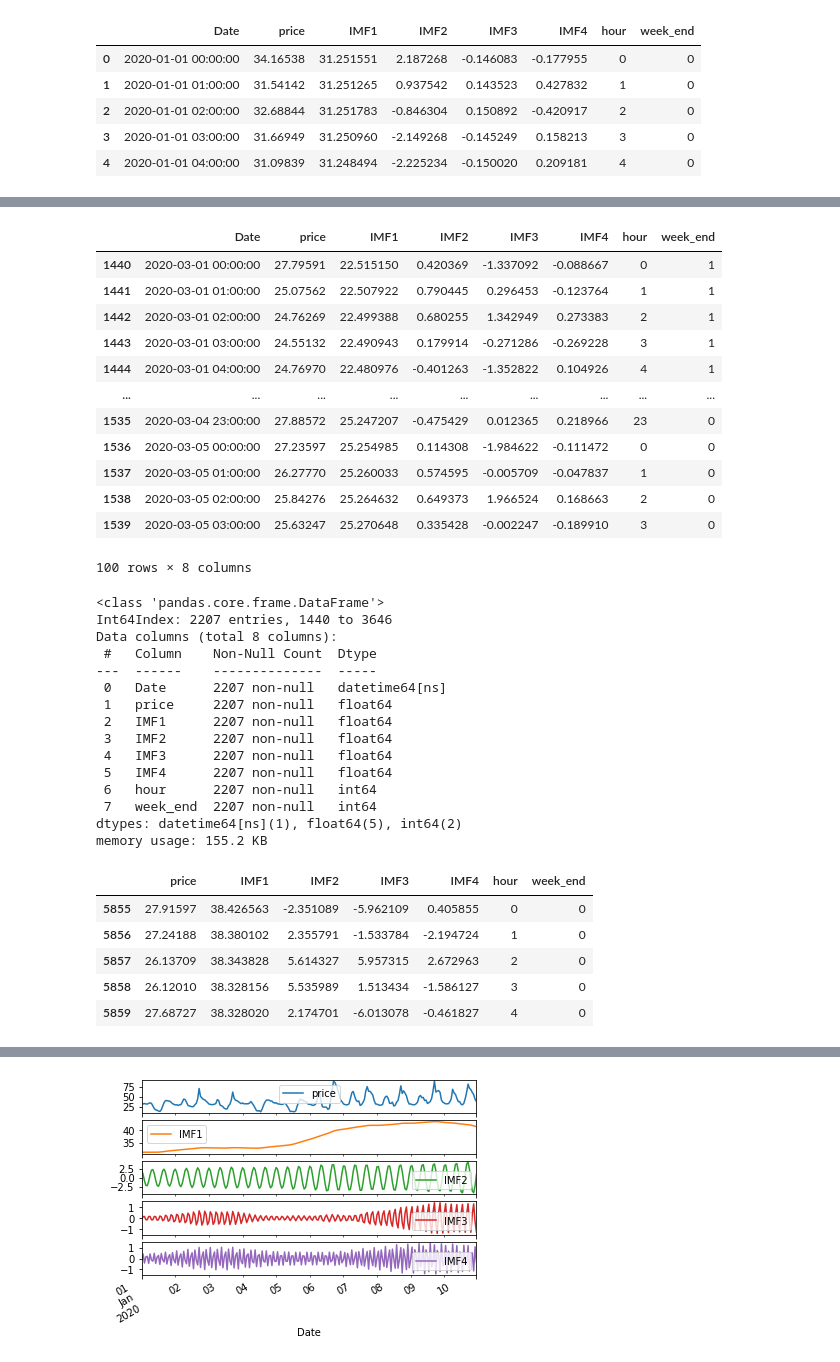
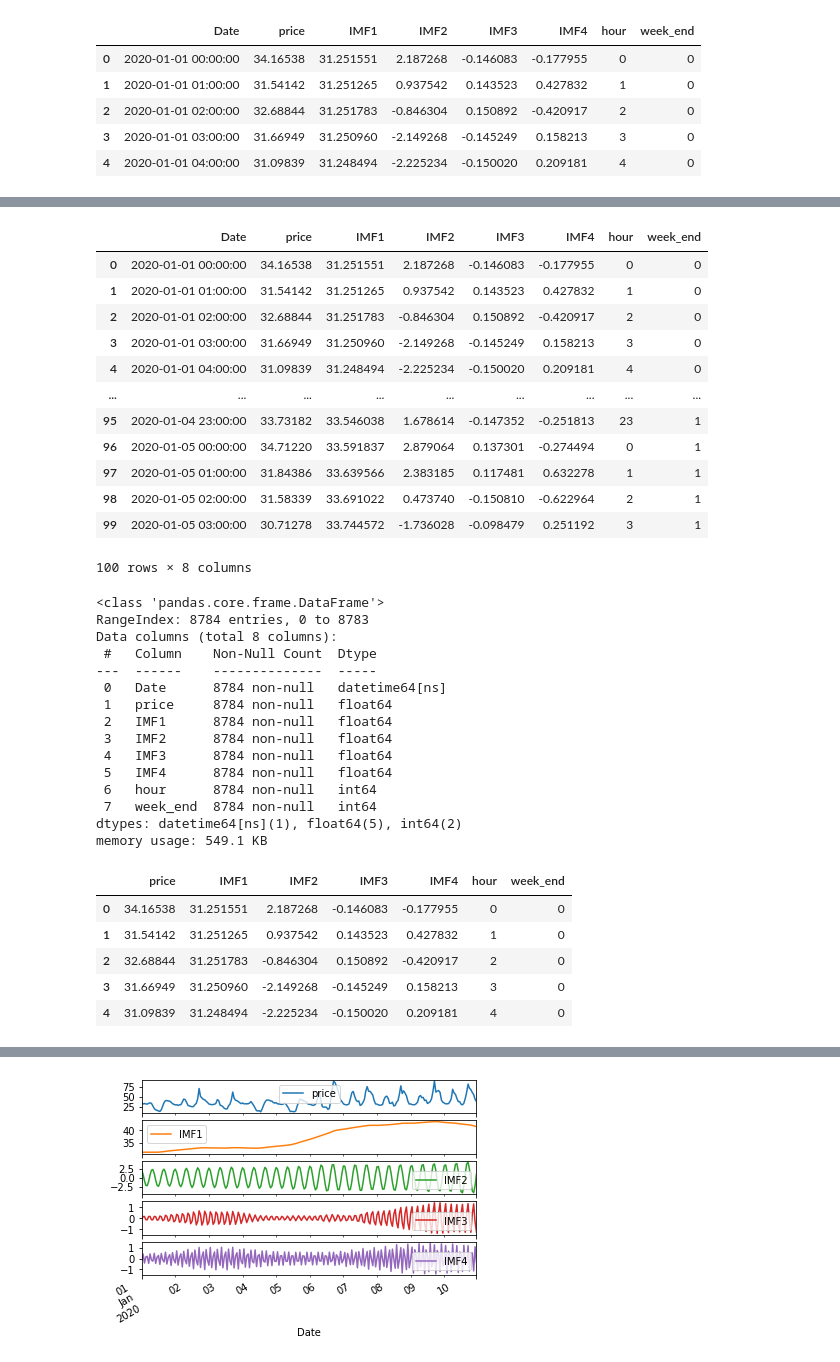
Before and after one commit to Quazi-07/Day-Ahead-Electricity-Price-Forecasting-via-Machine-Learning, a Jupyter notebook: Final_PriceForecastingLSTM.ipynb, the cells around one changed output, grey strips where cells are left out. Drawn from its saved outputs; the diff is of its cells as text; code cells hidden in the pictures.

```diff
--- a/Final_PriceForecastingLSTM.ipynb
+++ b/Final_PriceForecastingLSTM.ipynb
@@ -17,7 +17,7 @@ mpl.rcParams['axes.grid'] = False
 # Load the data in excel file
 
 zip_path = tf.keras.utils.get_file(
-    origin='https://storage.googleapis.com/electricity_price_data/CAISO.zip',
+    origin='https://storage.googleapis.com/electrcity_price_forecasting/CAISO.zip',
     fname='CAISO.csv.zip',
     extract=True)
 csv_path, _ = os.path.splitext(zip_path)
@@ -26 +26,4 @@ Downloading data from https://storage.googleapis.com/electricity_price_data/CAIS
 278528/272351 [==============================] - 0s 0us/step
+# %%
+df = pd.read_csv(csv_path)
+df.head()
@@ -115,38 +108,38 @@ See the caveats in the documentation: https://pandas.pydata.org/pandas-docs/stab
 # %%
 # Check 100 rows. Look for week days and week end!
-Spring[:100]
+df[:100]
 # %% [output]
 |  | Date | price | IMF1 | IMF2 | IMF3 | IMF4 | hour | week_end |
-| 1440 | 2020-03-01 00:00:00 | 27.79591 | 22.515150 | 0.420369 | -1.337092 | -0.088667 | 0 | 1 |
-| 1441 | 2020-03-01 01:00:00 | 25.07562 | 22.507922 | 0.790445 | 0.296453 | -0.123764 | 1 | 1 |
-| 1442 | 2020-03-01 02:00:00 | 24.76269 | 22.499388 | 0.680255 | 1.342949 | 0.273383 | 2 | 1 |
-| 1443 | 2020-03-01 03:00:00 | 24.55132 | 22.490943 | 0.179914 | -0.271286 | -0.269228 | 3 | 1 |
-| 1444 | 2020-03-01 04:00:00 | 24.76970 | 22.480976 | -0.401263 | -1.352822 | 0.104926 | 4 | 1 |
+| 0 | 2020-01-01 00:00:00 | 34.16538 | 31.251551 | 2.187268 | -0.146083 | -0.177955 | 0 | 0 |
+| 1 | 2020-01-01 01:00:00 | 31.54142 | 31.251265 | 0.937542 | 0.143523 | 0.427832 | 1 | 0 |
+| 2 | 2020-01-01 02:00:00 | 32.68844 | 31.251783 | -0.846304 | 0.150892 | -0.420917 | 2 | 0 |
+| 3 | 2020-01-01 03:00:00 | 31.66949 | 31.250960 | -2.149268 | -0.145249 | 0.158213 | 3 | 0 |
+| 4 | 2020-01-01 04:00:00 | 31.09839 | 31.248494 | -2.225234 | -0.150020 | 0.209181 | 4 | 0 |
 | ... | ... | ... | ... | ... | ... | ... | ... | ... |
-| 1535 | 2020-03-04 23:00:00 | 27.88572 | 25.247207 | -0.475429 | 0.012365 | 0.218966 | 23 | 0 |
-| 1536 | 2020-03-05 00:00:00 | 27.23597 | 25.254985 | 0.114308 | -1.984622 | -0.111472 | 0 | 0 |
-| 1537 | 2020-03-05 01:00:00 | 26.27770 | 25.260033 | 0.574595 | -0.005709 | -0.047837 | 1 | 0 |
-| 1538 | 2020-03-05 02:00:00 | 25.84276 | 25.264632 | 0.649373 | 1.966524 | 0.168663 | 2 | 0 |
-| 1539 | 2020-03-05 03:00:00 | 25.63247 | 25.270648 | 0.335428 | -0.002247 | -0.189910 | 3 | 0 |
+| 95 | 2020-01-04 23:00:00 | 33.73182 | 33.546038 | 1.678614 | -0.147352 | -0.251813 | 23 | 1 |
+| 96 | 2020-01-05 00:00:00 | 34.71220 | 33.591837 | 2.879064 | 0.137301 | -0.274494 | 0 | 1 |
+| 97 | 2020-01-05 01:00:00 | 31.84386 | 33.639566 | 2.383185 | 0.117481 | 0.632278 | 1 | 1 |
+| 98 | 2020-01-05 02:00:00 | 31.58339 | 33.691022 | 0.473740 | -0.150810 | -0.622964 | 2 | 1 |
+| 99 | 2020-01-05 03:00:00 | 30.71278 | 33.744572 | -1.736028 | -0.098479 | 0.251192 | 3 | 1 |
 100 rows × 8 columns
 # %%
 # check datatype
-Spring.info()
+df.info()
 # %% [output]
 <class 'pandas.core.frame.DataFrame'>
-Int64Index: 2207 entries, 1440 to 3646
+RangeIndex: 8784 entries, 0 to 8783
 Data columns (total 8 columns):
  #   Column    Non-Null Count  Dtype
 ---  ------    --------------  -----
- 0   Date      2207 non-null   datetime64[ns]
- 1   price     2207 non-null   float64
- 2   IMF1      2207 non-null   float64
- 3   IMF2      2207 non-null   float64
- 4   IMF3      2207 non-null   float64
- 5   IMF4      2207 non-null   float64
- 6   hour      2207 non-null   int64
- 7   week_end  2207 non-null   int64
+ 0   Date      8784 non-null   datetime64[ns]
+ 1   price     8784 non-null   float64
+ 2   IMF1      8784 non-null   float64
+ 3   IMF2      8784 non-null   float64
+ 4   IMF3      8784 non-null   float64
+ 5   IMF4      8784 non-null   float64
+ 6   hour      8784 non-null   int64
+ 7   week_end  8784 non-null   int64
 dtypes: datetime64[ns](1), float64(5), int64(2)
-memory usage: 155.2 KB
+memory usage: 549.1 KB
 # %%
 # convert format and pop date time
@@ -154,12 +147,12 @@ date_time = pd.to_datetime(Winter.pop('Date'), format='%Y/%m/%d %H:%M:%S')
 # %%
-Fall.head()
+df.head()
 # %% [output]
 |  | price | IMF1 | IMF2 | IMF3 | IMF4 | hour | week_end |
-| 5855 | 27.91597 | 38.426563 | -2.351089 | -5.962109 | 0.405855 | 0 | 0 |
-| 5856 | 27.24188 | 38.380102 | 2.355791 | -1.533784 | -2.194724 | 1 | 0 |
-| 5857 | 26.13709 | 38.343828 | 5.614327 | 5.957315 | 2.672963 | 2 | 0 |
-| 5858 | 26.12010 | 38.328156 | 5.535989 | 1.513434 | -1.586127 | 3 | 0 |
-| 5859 | 27.68727 | 38.328020 | 2.174701 | -6.013078 | -0.461827 | 4 | 0 |
+| 0 | 34.16538 | 31.251551 | 2.187268 | -0.146083 | -0.177955 | 0 | 0 |
+| 1 | 31.54142 | 31.251265 | 0.937542 | 0.143523 | 0.427832 | 1 | 0 |
+| 2 | 32.68844 | 31.251783 | -0.846304 | 0.150892 | -0.420917 | 2 | 0 |
+| 3 | 31.66949 | 31.250960 | -2.149268 | -0.145249 | 0.158213 | 3 | 0 |
+| 4 | 31.09839 | 31.248494 | -2.225234 | -0.150020 | 0.209181 | 4 | 0 |
 # %%
 # Plot few features over time (completet data)
 
```
Also changed, not shown: parts of 27 cells of this notebook.
